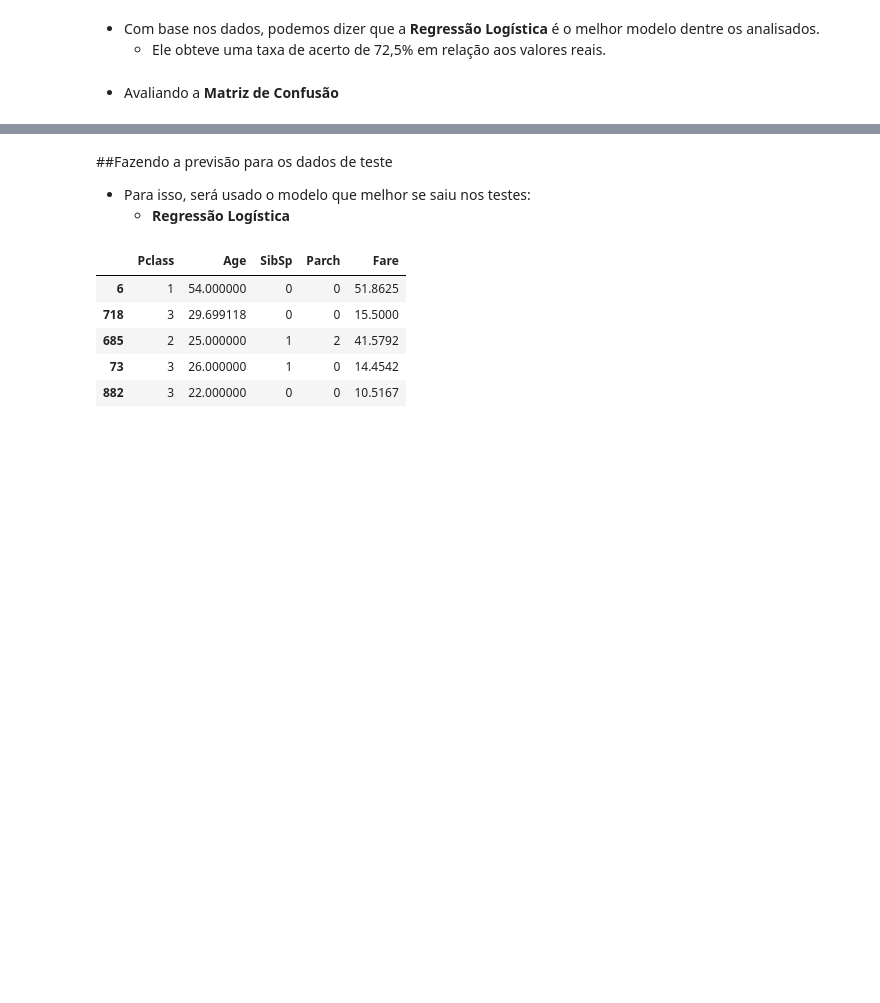
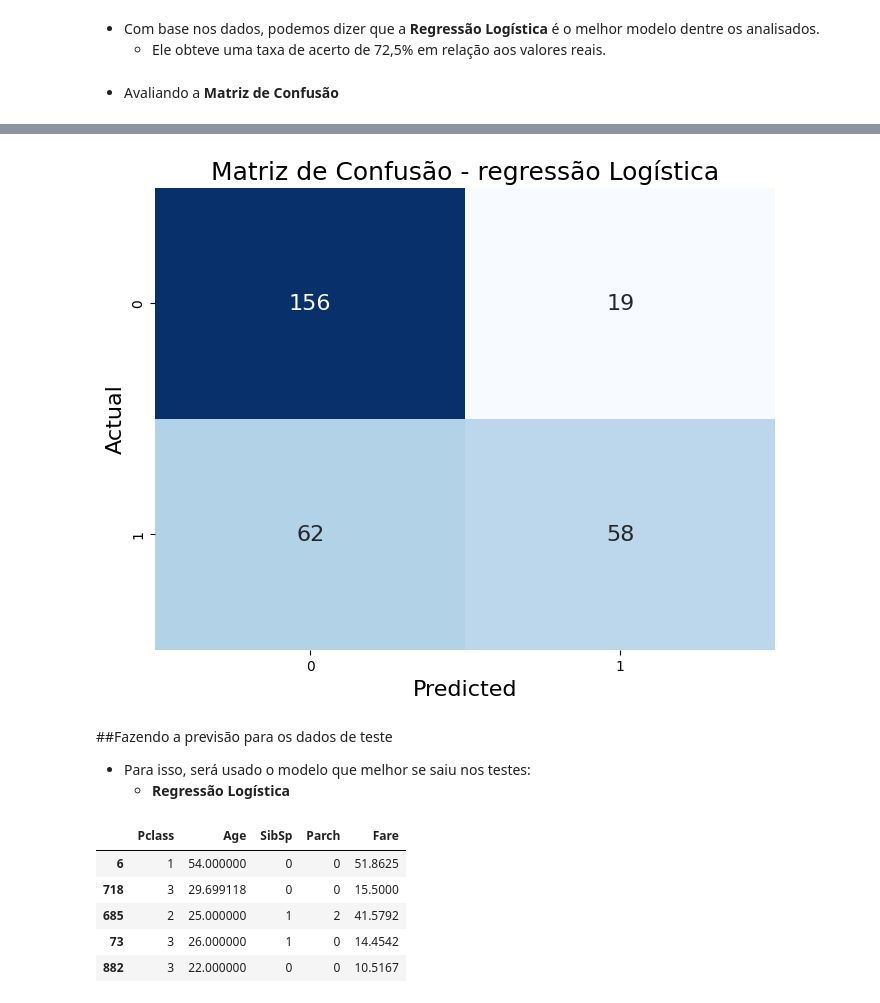
Before and after one commit to pedrohspassos/predicted-survivors-titanic, a Jupyter notebook: analise_titanic_parte1.ipynb, the cells around one changed output, grey strips where cells are left out. Cells and saved outputs as stored; diff of their text form; code cells hidden in the pictures; blank space fills up the shorter version.

```diff
--- a/analise_titanic_parte1.ipynb
+++ b/analise_titanic_parte1.ipynb
@@ -567,3 +581,8 @@ print(matriz_confusao_rl)
+# %%
+# Plotando as matrizes de confusão
+plot_confusion_matrix(matriz_confusao_rl, 'Matriz de Confusão - regressão Logística')
+# %% [output]
+[figure, added]
 # %% [markdown]
 ##Fazendo a previsão para os dados de teste
 - Para isso, será usado o modelo que melhor se saiu nos testes:
```
Also changed, not shown: parts of 4 cells of this notebook.
